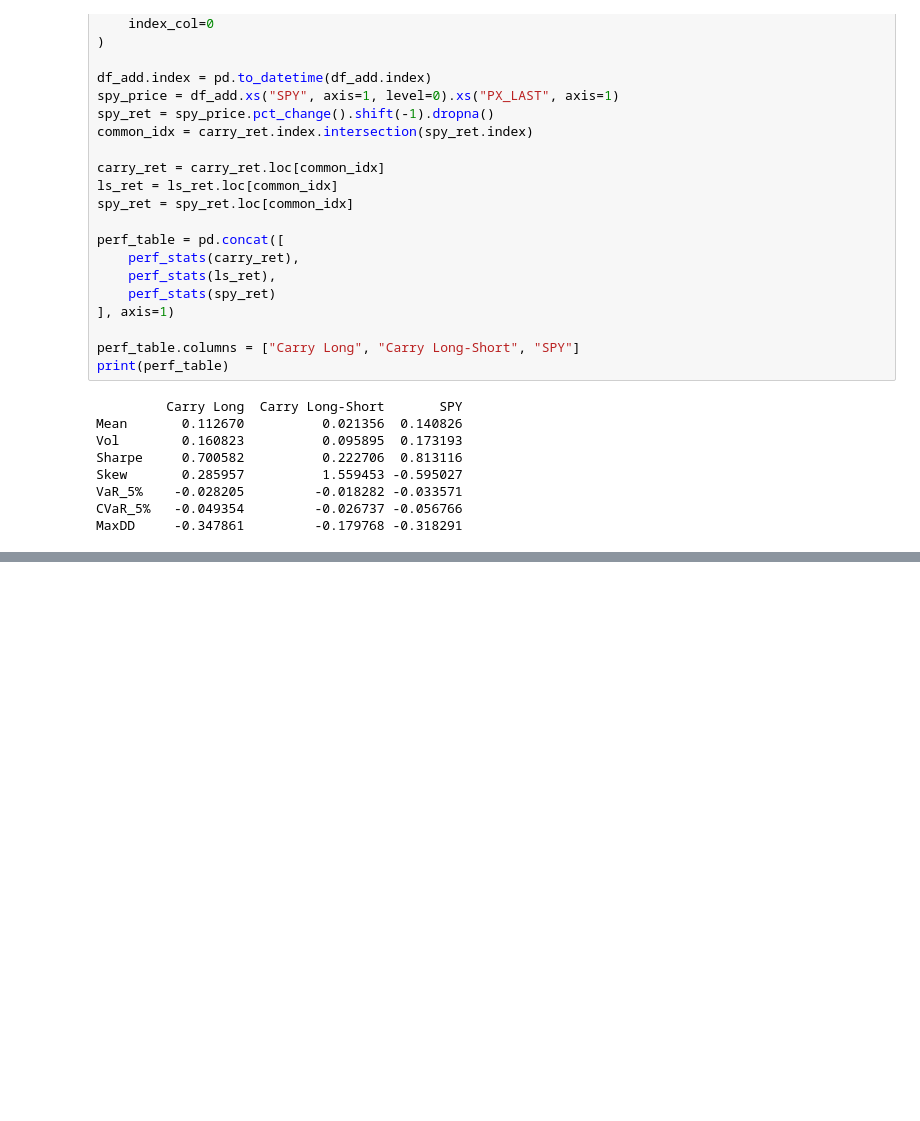
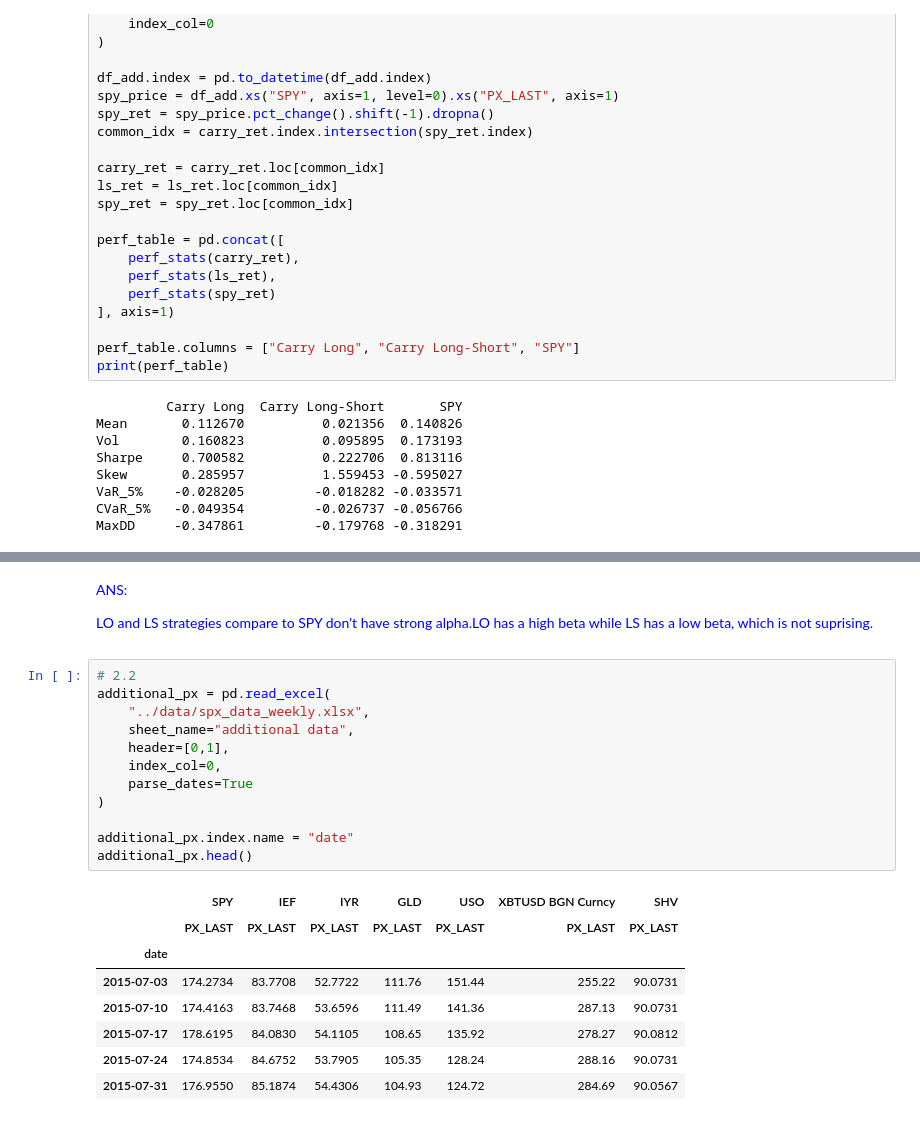
Before and after one commit to c33git/FINM36700-Group-C-18, a Jupyter notebook: Homework 8/Hsiao-Chi.ipynb, the cells around one changed output, grey strips where cells are left out. Cells and saved outputs as stored; diff of their text form; blank space fills up the shorter version.

```diff
--- a/Homework 8/Hsiao-Chi.ipynb
+++ b/Homework 8/Hsiao-Chi.ipynb
@@ -231,0 +312,27 @@ MaxDD     -0.347861         -0.179768 -0.318291
+# %% [markdown]
+<span style="color: blue;">
+
+ANS:
+
+LO and LS strategies compare to SPY don't have strong alpha.LO has a high beta while LS has a low beta, which is not suprising.
+# %%
+# 2.2
+additional_px = pd.read_excel(
+    "../data/spx_data_weekly.xlsx",
+    sheet_name="additional data",
+    header=[0,1],
+    index_col=0,
+    parse_dates=True
+)
+
+additional_px.index.name = "date"
+additional_px.head()
+# %% [output]
+|  | SPY | IEF | IYR | GLD | USO | XBTUSD BGN Curncy | SHV |
+|  | PX_LAST | PX_LAST | PX_LAST | PX_LAST | PX_LAST | PX_LAST | PX_LAST |
+| date |  |  |  |  |  |  |  |
+| 2015-07-03 | 174.2734 | 83.7708 | 52.7722 | 111.76 | 151.44 | 255.22 | 90.0731 |
+| 2015-07-10 | 174.4163 | 83.7468 | 53.6596 | 111.49 | 141.36 | 287.13 | 90.0731 |
+| 2015-07-17 | 178.6195 | 84.0830 | 54.1105 | 108.65 | 135.92 | 278.27 | 90.0812 |
+| 2015-07-24 | 174.8534 | 84.6752 | 53.7905 | 105.35 | 128.24 | 288.16 | 90.0731 |
+| 2015-07-31 | 176.9550 | 85.1874 | 54.4306 | 104.93 | 124.72 | 284.69 | 90.0567 |
```
Also changed, not shown: parts of 14 cells of this notebook.
